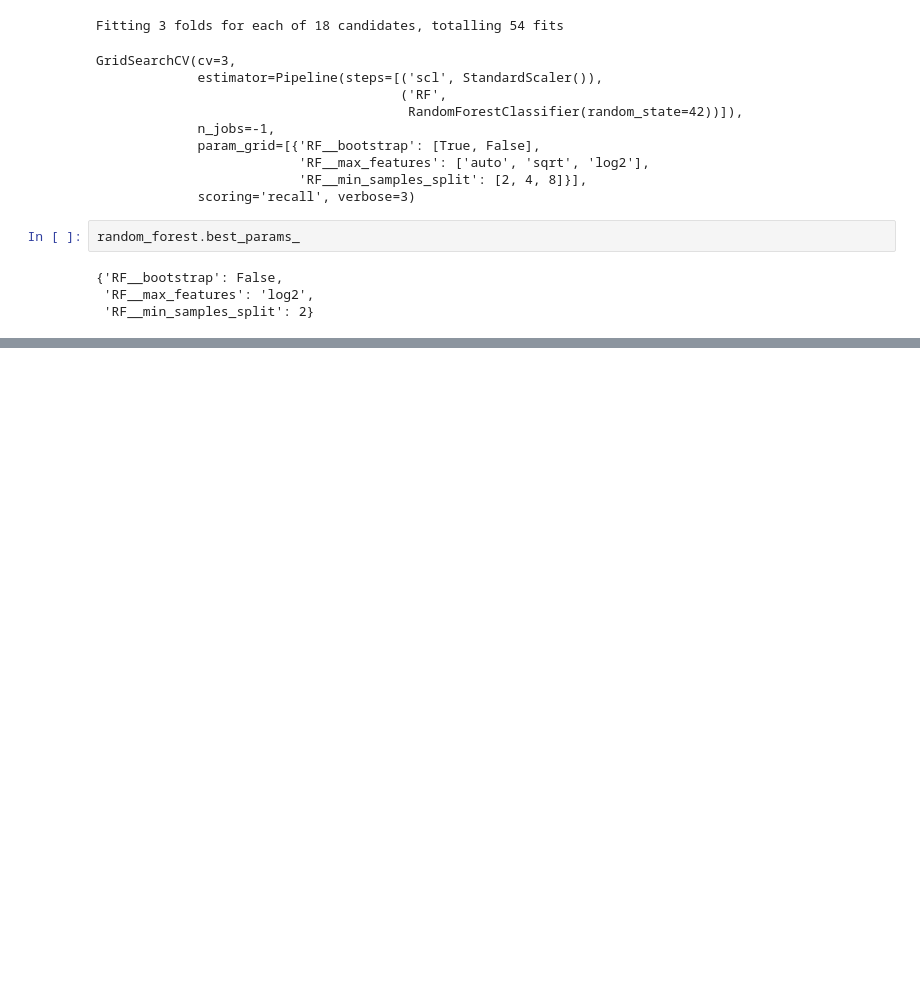
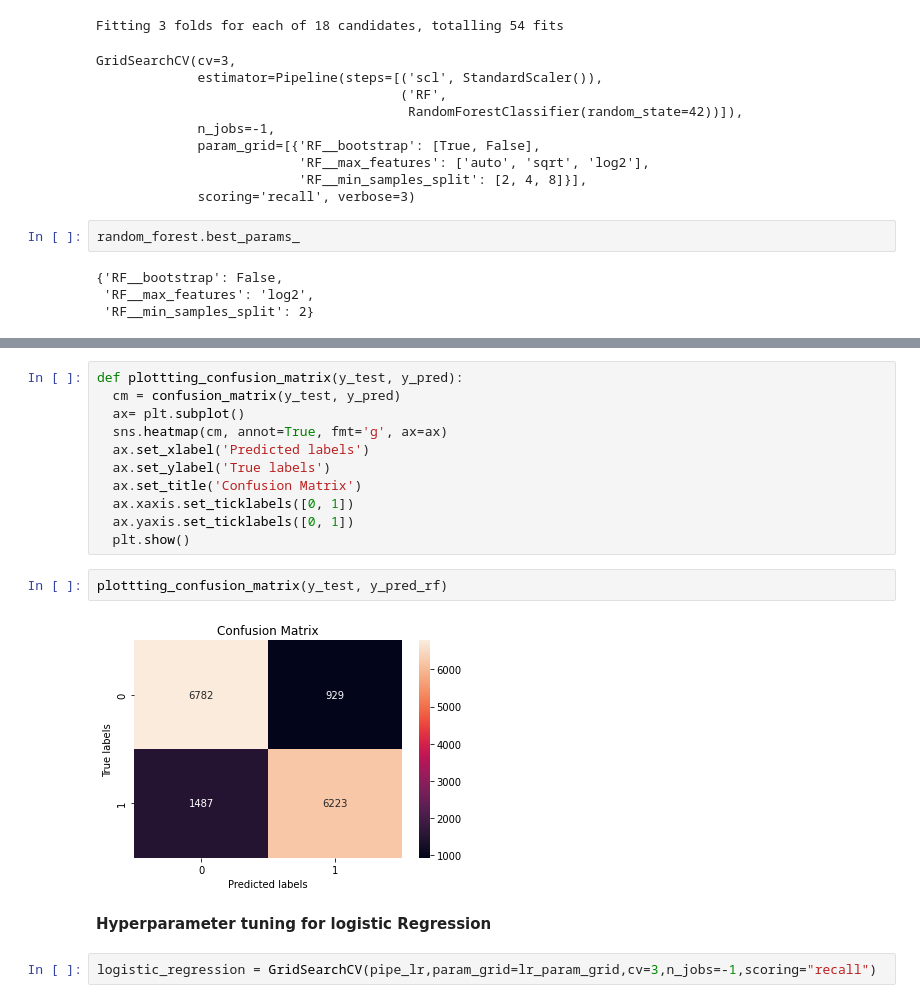
Before and after one commit to AyushSonuu/credit-card-default-ML-classification-capstone, a Jupyter notebook: Copy_of_Credit_Card_Default_Prediction_Capstone_Project.ipynb, the cells around one changed output, grey strips where cells are left out. Drawn from its saved outputs; the diff is of its cells as text; blank space fills up the shorter version.

```diff
--- a/Copy_of_Credit_Card_Default_Prediction_Capstone_Project.ipynb
+++ b/Copy_of_Credit_Card_Default_Prediction_Capstone_Project.ipynb
@@ -729,0 +750,19 @@ weighted avg       0.85      0.84      0.84     15421
+# %%
+def plottting_confusion_matrix(y_test, y_pred):
+  cm = confusion_matrix(y_test, y_pred)
+  ax= plt.subplot()
+  sns.heatmap(cm, annot=True, fmt='g', ax=ax)
+  ax.set_xlabel('Predicted labels')
+  ax.set_ylabel('True labels')
+  ax.set_title('Confusion Matrix')
+  ax.xaxis.set_ticklabels([0, 1])
+  ax.yaxis.set_ticklabels([0, 1])
+  plt.show()
+# %%
+plottting_confusion_matrix(y_test, y_pred_rf)
+# %% [output]
+[figure, added]
+# %% [markdown]
+**Hyperparameter tuning for logistic Regression**
+# %%
+logistic_regression = GridSearchCV(pipe_lr,param_grid=lr_param_grid,cv=3,n_jobs=-1,scoring="recall")
```
Also changed, not shown: parts of 11 cells of this notebook.
